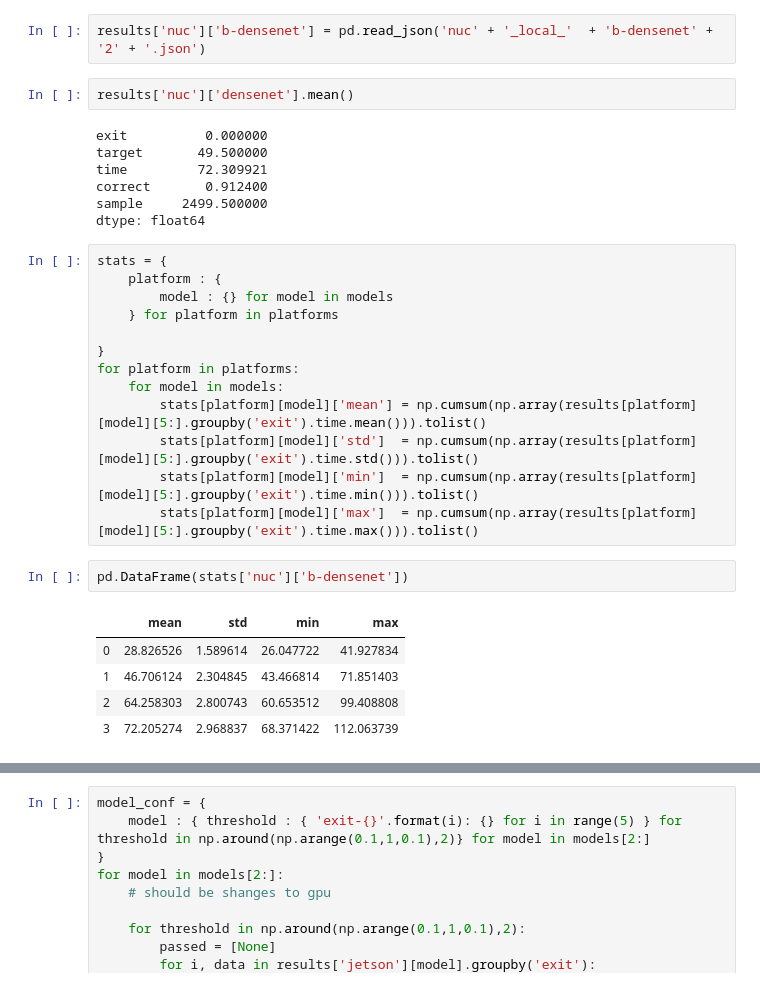
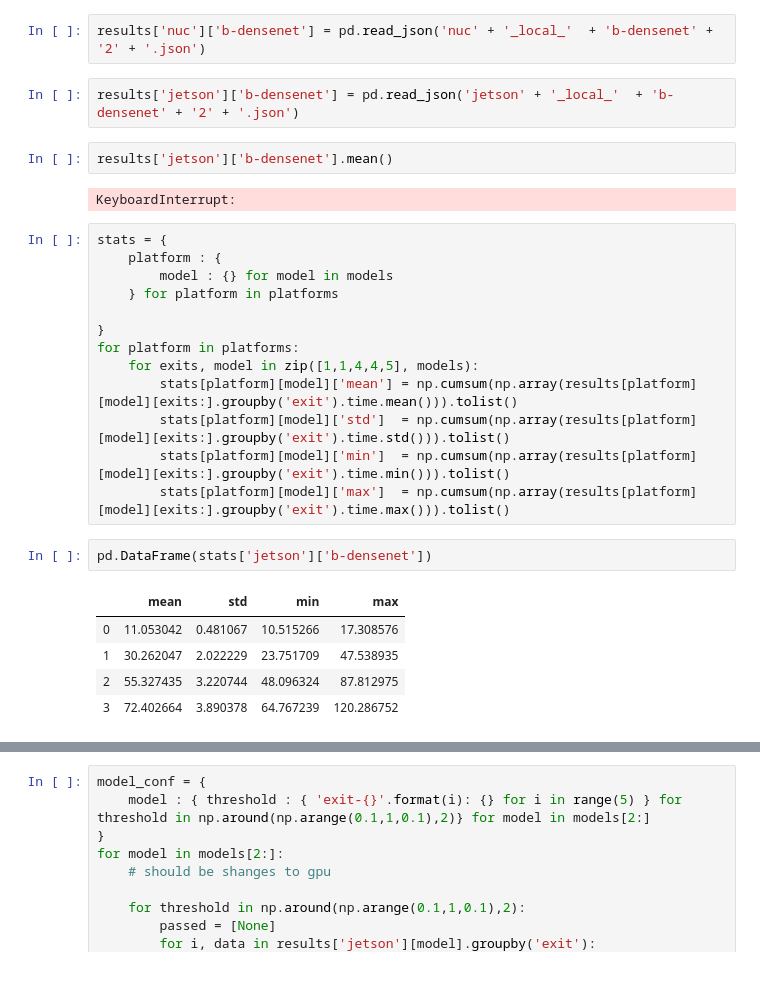
Before and after one commit to AlexKarlsen/thesis-src, a Jupyter notebook: DDNN/local/Timing.ipynb, the cells around one changed output, grey strips where cells are left out. Drawn from its saved outputs; the diff is of its cells as text.

```diff
--- a/DDNN/local/Timing.ipynb
+++ b/DDNN/local/Timing.ipynb
@@ -28,15 +28,12 @@ results = {
 }
 # %%
 results['nuc']['b-densenet'] = pd.read_json('nuc' + '_local_'  + 'b-densenet' + '2' + '.json')
+# %%
+results['jetson']['b-densenet'] = pd.read_json('jetson' + '_local_'  + 'b-densenet' + '2' + '.json')
 # %%
-results['nuc']['densenet'].mean()
+results['jetson']['b-densenet'].mean()
 # %% [output]
-exit          0.000000
-target       49.500000
-time         72.309921
-correct       0.912400
-sample     2499.500000
-dtype: float64
+KeyboardInterrupt:
 # %%
 stats = {
     platform : {
@@ -45,19 +42,19 @@ stats = {
 
 }
 for platform in platforms:
-    for model in models:
-        stats[platform][model]['mean'] = np.cumsum(np.array(results[platform][model][5:].groupby('exit').time.mean())).tolist()
-        stats[platform][model]['std']  = np.cumsum(np.array(results[platform][model][5:].groupby('exit').time.std())).tolist()
-        stats[platform][model]['min']  = np.cumsum(np.array(results[platform][model][5:].groupby('exit').time.min())).tolist()
-        stats[platform][model]['max']  = np.cumsum(np.array(results[platform][model][5:].groupby('exit').time.max())).tolist()
+    for exits, model in zip([1,1,4,4,5], models):
+        stats[platform][model]['mean'] = np.cumsum(np.array(results[platform][model][exits:].groupby('exit').time.mean())).tolist()
+        stats[platform][model]['std']  = np.cumsum(np.array(results[platform][model][exits:].groupby('exit').time.std())).tolist()
+        stats[platform][model]['min']  = np.cumsum(np.array(results[platform][model][exits:].groupby('exit').time.min())).tolist()
+        stats[platform][model]['max']  = np.cumsum(np.array(results[platform][model][exits:].groupby('exit').time.max())).tolist()
 # %%
-pd.DataFrame(stats['nuc']['b-densenet'])
+pd.DataFrame(stats['jetson']['b-densenet'])
 # %% [output]
 |  | mean | std | min | max |
-| 0 | 28.826526 | 1.589614 | 26.047722 | 41.927834 |
-| 1 | 46.706124 | 2.304845 | 43.466814 | 71.851403 |
-| 2 | 64.258303 | 2.800743 | 60.653512 | 99.408808 |
-| 3 | 72.205274 | 2.968837 | 68.371422 | 112.063739 |
+| 0 | 11.053042 | 0.481067 | 10.515266 | 17.308576 |
+| 1 | 30.262047 | 2.022229 | 23.751709 | 47.538935 |
+| 2 | 55.327435 | 3.220744 | 48.096324 | 87.812975 |
+| 3 | 72.402664 | 3.890378 | 64.767239 | 120.286752 |
 # %%
 for platform in platforms:
     for model in models:
```
Also changed, not shown: parts of 1 cell of this notebook, 29 other files.
